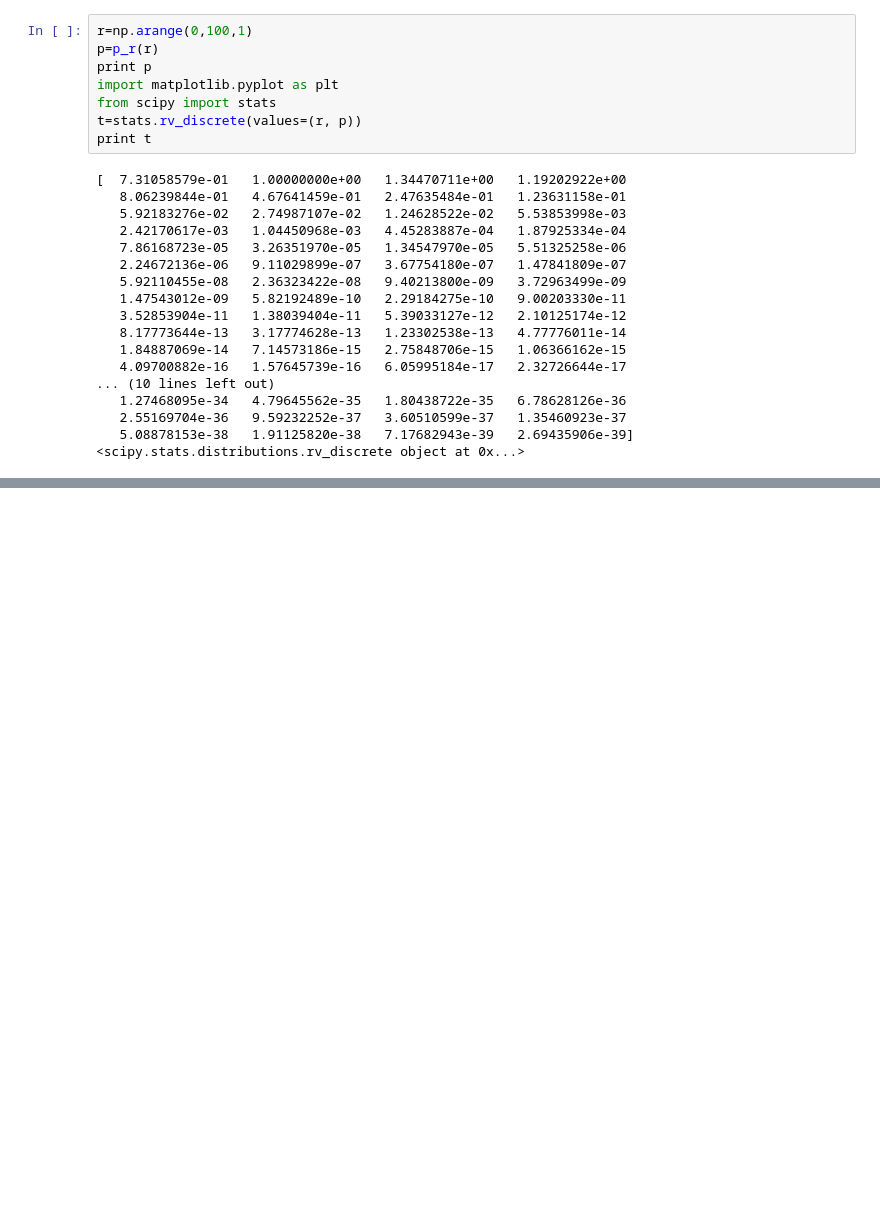
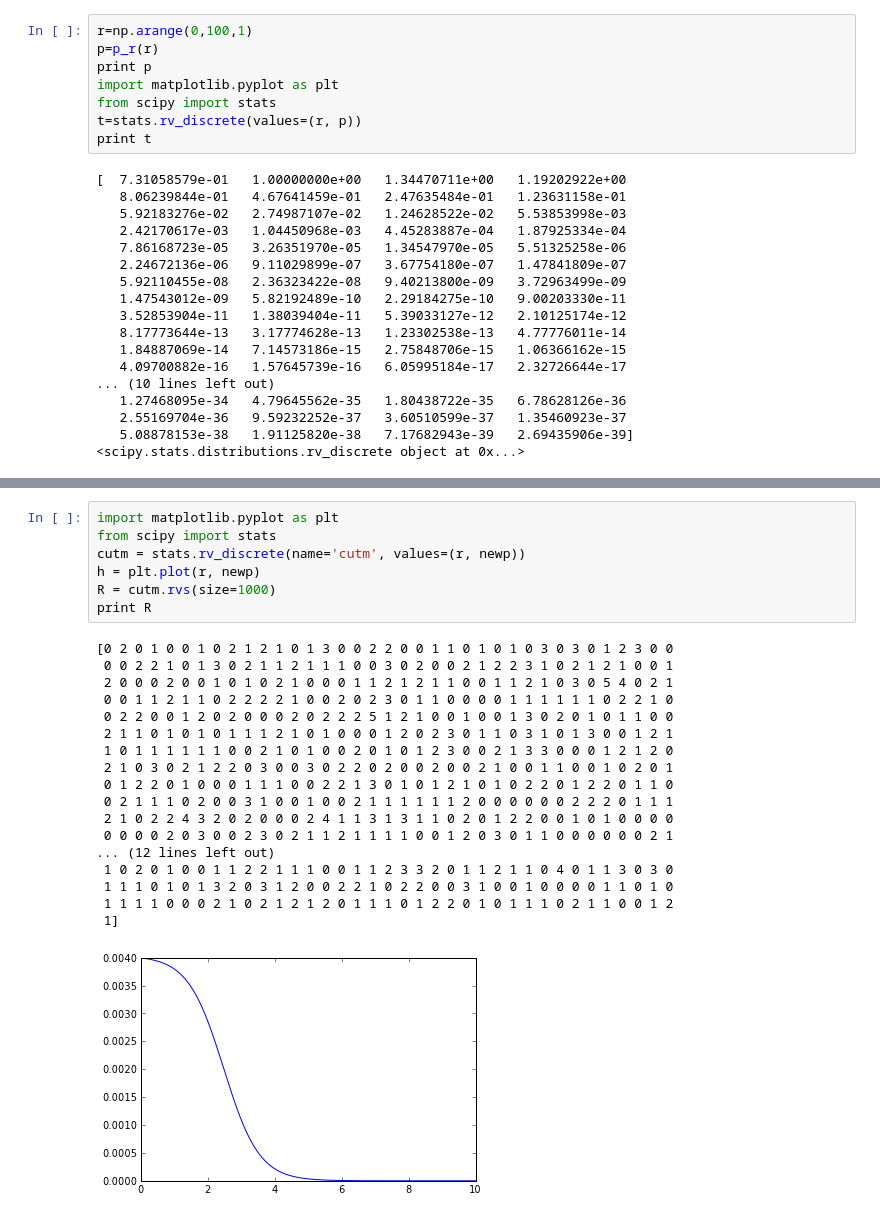
Before and after one commit to mmille60/PHYS202-SP2013, a Jupyter notebook: Project/Project testing.ipynb, the cells around one changed output, grey strips where cells are left out. Cells and saved outputs as stored; diff of their text form; blank space fills up the shorter version.

```diff
--- a/Project/Project testing.ipynb
+++ b/Project/Project testing.ipynb
@@ -79,0 +133,26 @@ print t
+# %%
+import matplotlib.pyplot as plt
+from scipy import stats
+cutm = stats.rv_discrete(name='cutm', values=(r, newp))
+h = plt.plot(r, newp)
+R = cutm.rvs(size=1000)
+print R
+# %% [output]
+[0 2 0 1 0 0 1 0 2 1 2 1 0 1 3 0 0 2 2 0 0 1 1 0 1 0 1 0 3 0 3 0 1 2 3 0 0
+ 0 0 2 2 1 0 1 3 0 2 1 1 2 1 1 1 0 0 3 0 2 0 0 2 1 2 2 3 1 0 2 1 2 1 0 0 1
+ 2 0 0 0 2 0 0 1 0 1 0 2 1 0 0 0 1 1 2 1 2 1 1 0 0 1 1 2 1 0 3 0 5 4 0 2 1
+ 0 0 1 1 2 1 1 0 2 2 2 2 1 0 0 2 0 2 3 0 1 1 0 0 0 0 1 1 1 1 1 1 0 2 2 1 0
+ 0 2 2 0 0 1 2 0 2 0 0 0 2 0 2 2 2 5 1 2 1 0 0 1 0 0 1 3 0 2 0 1 0 1 1 0 0
+ 2 1 1 0 1 0 1 0 1 1 1 2 1 0 1 0 0 0 1 2 0 2 3 0 1 1 0 3 1 0 1 3 0 0 1 2 1
+ 1 0 1 1 1 1 1 1 0 0 2 1 0 1 0 0 2 0 1 0 1 2 3 0 0 2 1 3 3 0 0 0 1 2 1 2 0
+ 2 1 0 3 0 2 1 2 2 0 3 0 0 3 0 2 2 0 2 0 0 2 0 0 2 1 0 0 1 1 0 0 1 0 2 0 1
+ 0 1 2 2 0 1 0 0 0 1 1 1 0 0 2 2 1 3 0 1 0 1 2 1 0 1 0 2 2 0 1 2 2 0 1 1 0
+ 0 2 1 1 1 0 2 0 0 3 1 0 0 1 0 0 2 1 1 1 1 1 1 2 0 0 0 0 0 0 2 2 2 0 1 1 1
+ 2 1 0 2 2 4 3 2 0 2 0 0 0 2 4 1 1 3 1 3 1 1 0 2 0 1 2 2 0 0 1 0 1 0 0 0 0
+ 0 0 0 0 2 0 3 0 0 2 3 0 2 1 1 2 1 1 1 1 0 0 1 2 0 3 0 1 1 0 0 0 0 0 0 2 1
+... (12 lines left out)
+ 1 0 2 0 1 0 0 1 1 2 2 1 1 1 0 0 1 1 2 3 3 2 0 1 1 2 1 1 0 4 0 1 1 3 0 3 0
+ 1 1 1 0 1 0 1 3 2 0 3 1 2 0 0 2 2 1 0 2 2 0 0 3 1 0 0 1 0 0 0 0 1 1 0 1 0
+ 1 1 1 1 0 0 0 2 1 0 2 1 2 1 2 0 1 1 1 0 1 2 2 0 1 0 1 1 1 0 2 1 1 0 0 1 2
+ 1]
+[figure, added]
```
Also changed, not shown: parts of 6 cells of this notebook, 1 other file.
